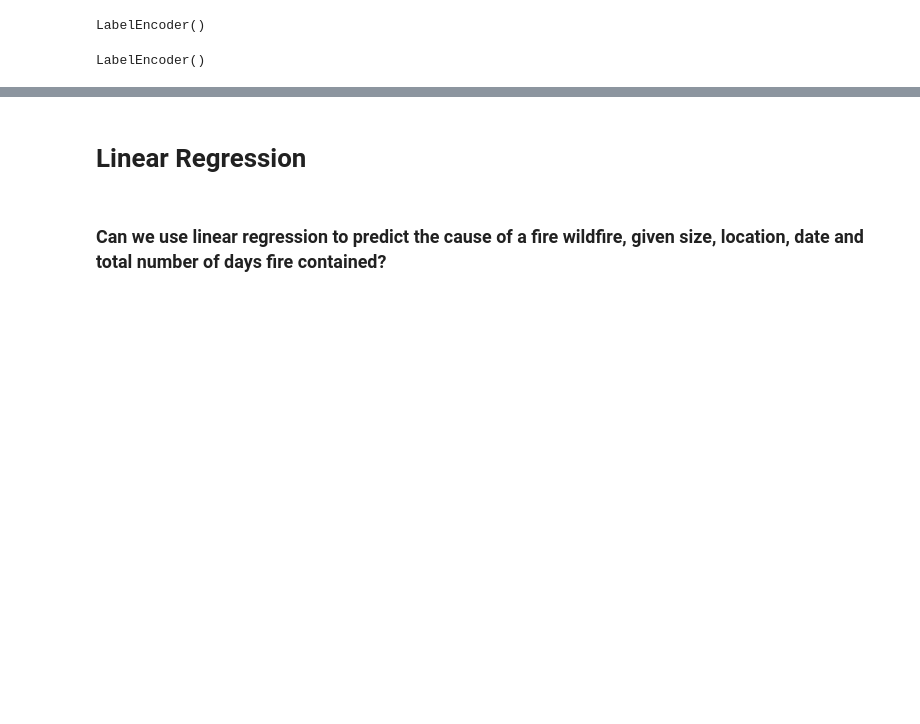
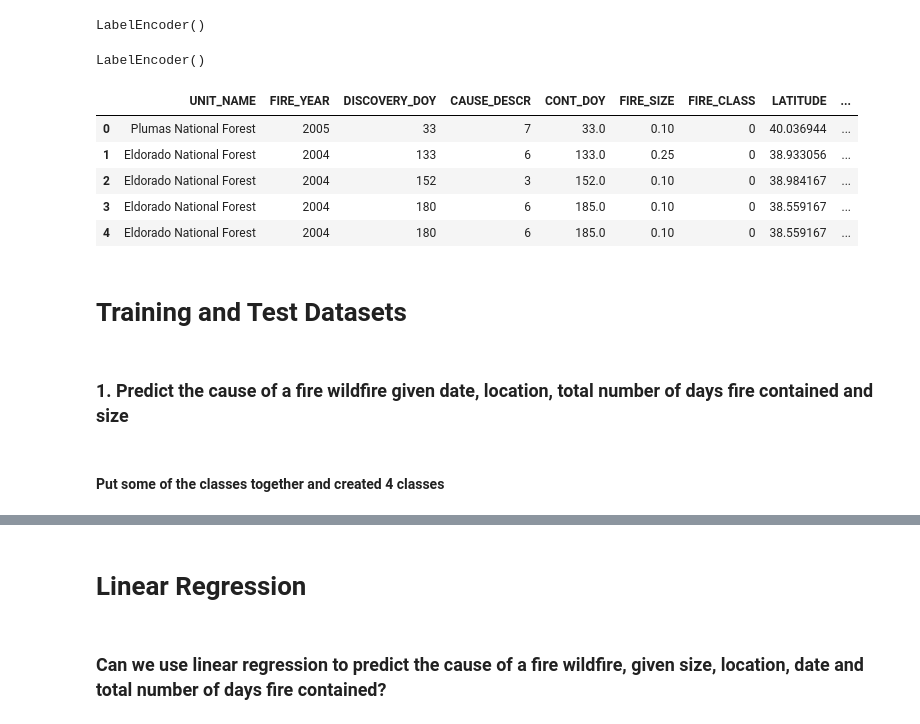
Before and after one commit to homeiraazari/Wildfire-and-Climate-Change, a Jupyter notebook: Data Modeling.ipynb, the cells around one changed output, grey strips where cells are left out. Drawn from its saved outputs; the diff is of its cells as text; code cells hidden in the pictures; blank space fills up the shorter version.

Commit message:
Update Data Modeling

```diff
--- a/Data Modeling.ipynb
+++ b/Data Modeling.ipynb
@@ -153,3 +153,16 @@ LabelEncoder()
 # %%
 # dividing the days in number of bins to convert to categories small , medium, large and xlarge
 data["DAY_CATEGORY"]=pd.cut(data["TOTAL_DAYS"], bins=[-1,3,5,10,500],labels=['small','medium','large','xlarge'])
+# %%
+data.head()
+# %% [output]
+|  | UNIT_NAME | FIRE_YEAR | DISCOVERY_DOY | CAUSE_DESCR | CONT_DOY | FIRE_SIZE | FIRE_CLASS | LATITUDE | ... |
+| 0 | Plumas National Forest | 2005 | 33 | 7 | 33.0 | 0.10 | 0 | 40.036944 | ... |
+| 1 | Eldorado National Forest | 2004 | 133 | 6 | 133.0 | 0.25 | 0 | 38.933056 | ... |
+| 2 | Eldorado National Forest | 2004 | 152 | 3 | 152.0 | 0.10 | 0 | 38.984167 | ... |
+| 3 | Eldorado National Forest | 2004 | 180 | 6 | 185.0 | 0.10 | 0 | 38.559167 | ... |
+| 4 | Eldorado National Forest | 2004 | 180 | 6 | 185.0 | 0.10 | 0 | 38.559167 | ... |
+# %% [markdown]
+# Training and Test Datasets
+# %% [markdown]
+### 1. Predict the cause of a fire wildfire given date, location, total number of days fire contained and size
@@ -155,0 +184,2 @@ data["DAY_CATEGORY"]=pd.cut(data["TOTAL_DAYS"], bins=[-1,3,5,10,500],labels=['sm
+# %% [markdown]
+#### Put some of the classes together and created 4 classes
```
Also changed, not shown: parts of 33 cells of this notebook.
